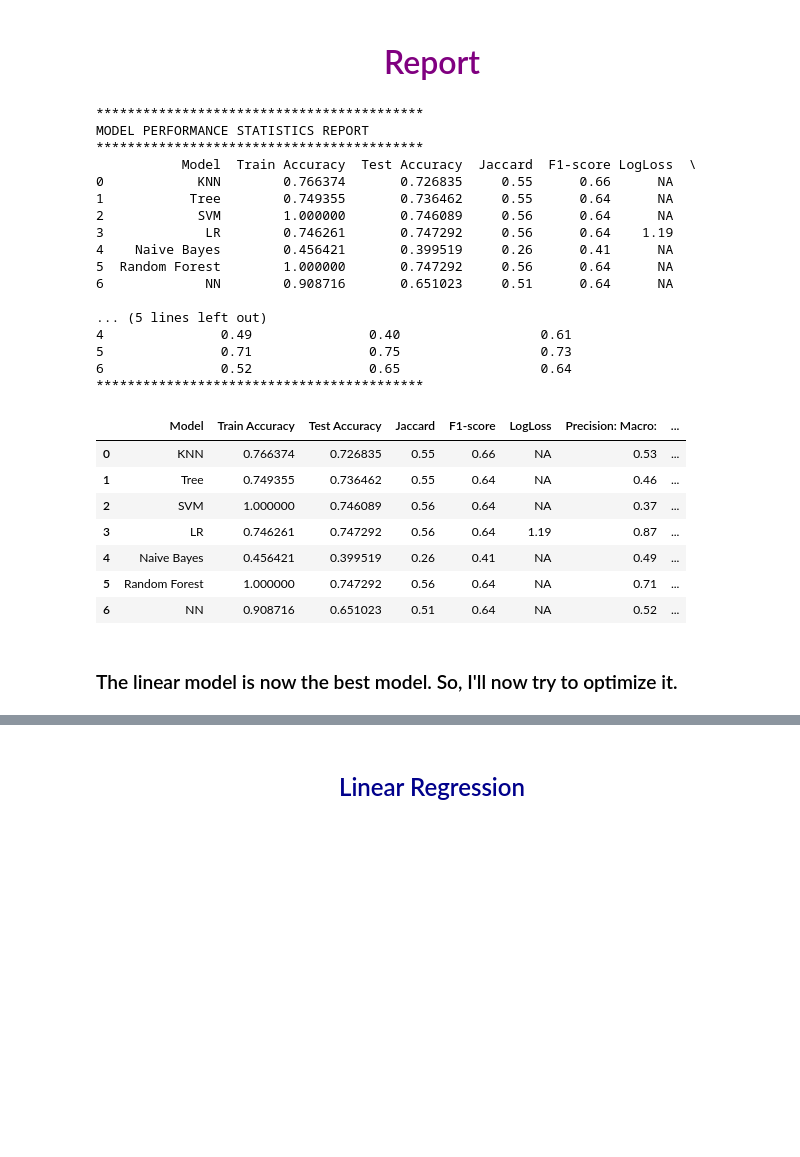
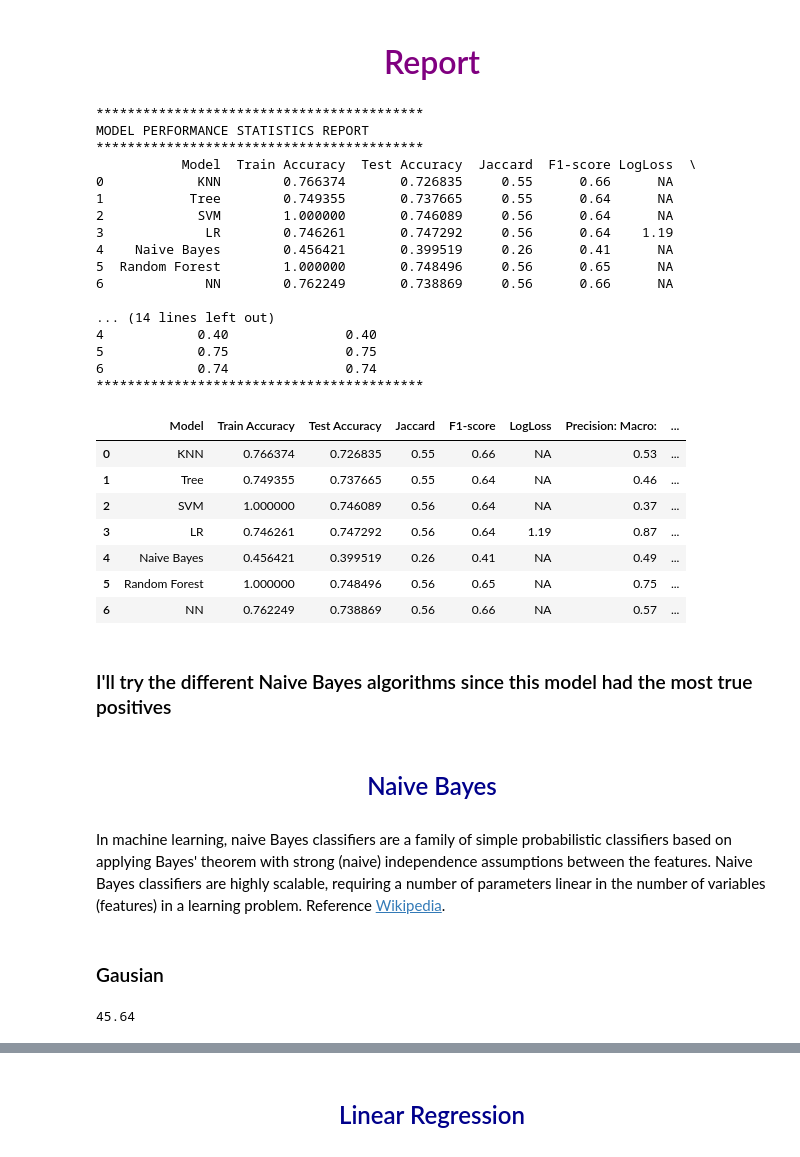
Before and after one commit to CaptainNano77/NHANES, a Jupyter notebook: NHANES_HM_Analysis.ipynb, the cells around one changed output, grey strips where cells are left out. Saved outputs shown, nothing was run; the diff lists cells and outputs as text; code cells hidden in the pictures; blank space fills up the shorter version.

Commit message:
Optimization of naive bayes

```diff
--- a/NHANES_HM_Analysis.ipynb
+++ b/NHANES_HM_Analysis.ipynb
@@ -2472,48 +2472,65 @@ plt.show()
 # %%
 report = {'Model': ['KNN', 'Tree', 'SVM', 'LR', 'Naive Bayes', 'Random Forest', 'NN'],
           'Train Accuracy': [knn_high_train_acc, tree_high_train_acc, svm_high_train_acc, lr_high_train_acc, gaus_high_train_acc, random_high_train_acc, nn_high_train_acc],
           'Test Accuracy': [knn_high_test_acc, tree_high_test_acc, svm_high_test_acc, lr_high_test_acc, gaus_high_test_acc, random_high_test_acc, nn_high_test_acc],
         'Jaccard': [knn_high_jac.round(2), tree_high_jac.round(2), svm_high_jac.round(2), lr_high_jac.round(2), gaus_high_jac.round(2), random_high_jac.round(2), NN_high_jac.round(2)],
        'F1-score': [knn_high_f1.round(2), tree_high_f1.round(2), svm_high_f1.round(2), lr_high_f1.round(2), gaus_high_f1.round(2), random_high_f1.round(2), NN_high_f1.round(2)],
        'LogLoss': ['NA', 'NA', 'NA', lr_ll.round(2), 'NA', 'NA', 'NA'],
          'Precision: Macro:': [KNN_high_precision_score_macro.round(2), tree_high_precision_score_macro.round(2), svm_high_precision_score_macro.round(2), lr_high_precision_score_macro.round(2), gaus_high_precision_score_macro.round(2), random_high_precision_score_macro.round(2), NN_high_precision_score_macro.round(2)],
          'Precision: Micro:': [KNN_high_precision_score_micro.round(2), tree_high_precision_score_micro.round(2), svm_high_precision_score_micro.round(2), lr_high_precision_score_micro.round(2), gaus_high_precision_score_micro.round(2), random_high_precision_score_micro.round(2), NN_high_precision_score_micro.round(2)],
          'Precision: Weighted:': [KNN_high_precision_score_weight.round(2), tree_high_precision_score_weight.round(2), svm_high_precision_score_weight.round(2), lr_high_precision_score_weight.round(2), gaus_high_precision_score_weight.round(2), random_high_precision_score_weight.round(2), NN_high_precision_score_weight.round(2)],
-          'Recall: Macro:': [KNN_high_recall_score_macro.round(2), tree_high_recall_score_macro.round(2), svm_high_recall_score_macro.round(2), lr_high_recall_score_macro.round(2), gaus_high_recall_score_macro.round(2), random_high_precision_score_macro.round(2), NN_high_precision_score_macro.round(2)],
-         'Recall: Micro:': [KNN_high_recall_score_micro.round(2), tree_high_recall_score_micro.round(2), svm_high_recall_score_micro.round(2), lr_high_recall_score_micro.round(2), gaus_high_recall_score_micro.round(2), random_high_precision_score_micro.round(2), NN_high_precision_score_micro.round(2)],
-         'Recall: Weighted:': [KNN_high_recall_score_weight.round(2), tree_high_recall_score_weight.round(2), svm_high_recall_score_weight.round(2), lr_high_recall_score_weight.round(2), gaus_high_recall_score_weight.round(2), random_high_precision_score_weight.round(2), NN_high_precision_score_weight.round(2)],}
+          'Recall: Macro:': [KNN_high_recall_score_macro.round(2), tree_high_recall_score_macro.round(2), svm_high_recall_score_macro.round(2), lr_high_recall_score_macro.round(2), gaus_high_recall_score_macro.round(2), random_high_recall_score_macro.round(2), NN_high_recall_score_macro.round(2)],
+         'Recall: Micro:': [KNN_high_recall_score_micro.round(2), tree_high_recall_score_micro.round(2), svm_high_recall_score_micro.round(2), lr_high_recall_score_micro.round(2), gaus_high_recall_score_micro.round(2), random_high_recall_score_micro.round(2), NN_high_recall_score_micro.round(2)],
+         'Recall: Weighted:': [KNN_high_recall_score_weight.round(2), tree_high_recall_score_weight.round(2), svm_high_recall_score_weight.round(2), lr_high_recall_score_weight.round(2), gaus_high_recall_score_weight.round(2), random_high_recall_score_weight.round(2), NN_high_recall_score_weight.round(2)],}
 report_df = pd.DataFrame(report)
 print("******************************************")
 print("MODEL PERFORMANCE STATISTICS REPORT")
 print("******************************************")
 print(report_df)
 print("******************************************")
 report_df
 # %% [output]
 ******************************************
 MODEL PERFORMANCE STATISTICS REPORT
 ******************************************
            Model  Train Accuracy  Test Accuracy  Jaccard  F1-score LogLoss  \
 0            KNN        0.766374       0.726835     0.55      0.66      NA
-1           Tree        0.749355       0.736462     0.55      0.64      NA
+1           Tree        0.749355       0.737665     0.55      0.64      NA
 2            SVM        1.000000       0.746089     0.56      0.64      NA
 3             LR        0.746261       0.747292     0.56      0.64    1.19
 4    Naive Bayes        0.456421       0.399519     0.26      0.41      NA
-5  Random Forest        1.000000       0.747292     0.56      0.64      NA
-6             NN        0.908716       0.651023     0.51      0.64      NA
+5  Random Forest        1.000000       0.748496     0.56      0.65      NA
+6             NN        0.762249       0.738869     0.56      0.66      NA
 
-... (5 lines left out)
-4               0.49               0.40                  0.61
-5               0.71               0.75                  0.73
-6               0.52               0.65                  0.64
+... (14 lines left out)
+4            0.40               0.40
+5            0.75               0.75
+6            0.74               0.74
 ******************************************
 |  | Model | Train Accuracy | Test Accuracy | Jaccard | F1-score | LogLoss | Precision: Macro: | ... |
 | 0 | KNN | 0.766374 | 0.726835 | 0.55 | 0.66 | NA | 0.53 | ... |
-| 1 | Tree | 0.749355 | 0.736462 | 0.55 | 0.64 | NA | 0.46 | ... |
+| 1 | Tree | 0.749355 | 0.737665 | 0.55 | 0.64 | NA | 0.46 | ... |
 | 2 | SVM | 1.000000 | 0.746089 | 0.56 | 0.64 | NA | 0.37 | ... |
 | 3 | LR | 0.746261 | 0.747292 | 0.56 | 0.64 | 1.19 | 0.87 | ... |
 | 4 | Naive Bayes | 0.456421 | 0.399519 | 0.26 | 0.41 | NA | 0.49 | ... |
-| 5 | Random Forest | 1.000000 | 0.747292 | 0.56 | 0.64 | NA | 0.71 | ... |
-| 6 | NN | 0.908716 | 0.651023 | 0.51 | 0.64 | NA | 0.52 | ... |
+| 5 | Random Forest | 1.000000 | 0.748496 | 0.56 | 0.65 | NA | 0.75 | ... |
+| 6 | NN | 0.762249 | 0.738869 | 0.56 | 0.66 | NA | 0.57 | ... |
-# %% [markdown]
-### The linear model is now the best model. So, I'll now try to optimize it.
+# %% [markdown]
+### I'll try the different Naive Bayes algorithms since this model had the most true positives
+# %% [markdown]
+<h1 align="center"><font color="darkblue" size=5>Naive Bayes</h1></font>
+# %% [markdown]
+In machine learning, naive Bayes classifiers are a family of simple probabilistic classifiers based on applying Bayes' theorem with strong (naive) independence assumptions
+between the features. Naive Bayes classifiers are highly scalable, requiring a number of parameters linear in the number of variables (features) in a learning problem.
+Reference [Wikipedia](https://en.wikipedia.org/wiki/Naive_Bayes_classifier).
+# %% [markdown]
+### Gausian
+# %%
+# Gaussian Naive Bayes
+gaussian = GaussianNB()
+gaussian.fit(X_train, y_train)
+yyyyhigh = gaussian.predict(X_test)
+acc_gaussian = round(gaussian.score(X_train, y_train) * 100, 2)
+acc_gaussian
+# %% [output]
+45.64
```
Also changed, not shown: parts of 207 cells of this notebook.
